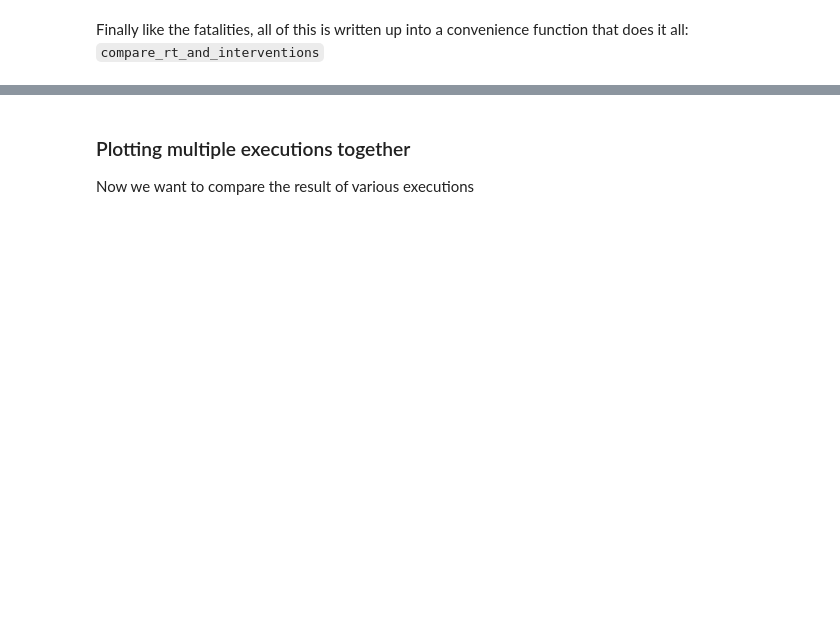
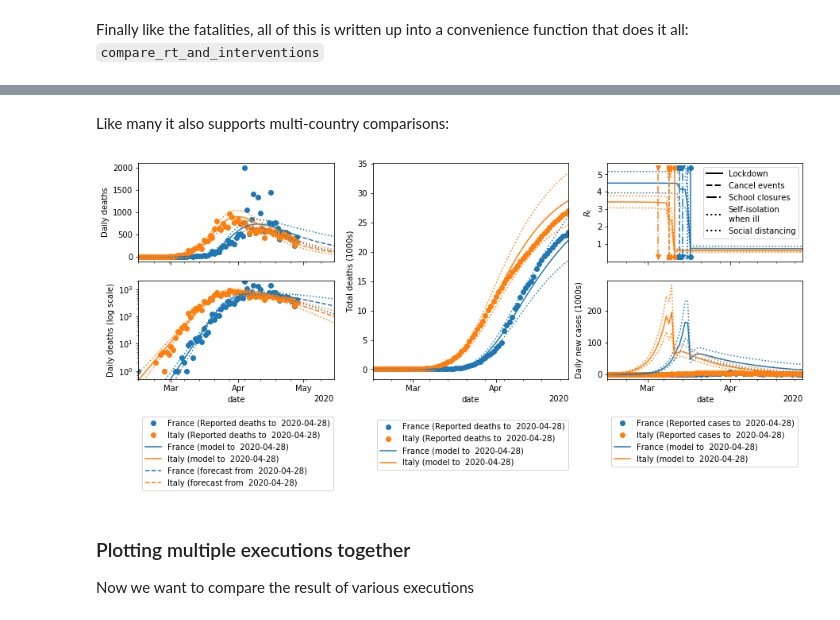
Before and after one commit to payoto/covid19model-fr-regions-results, a Jupyter notebook: data_example.ipynb, the cells around one changed output, grey strips where cells are left out. Drawn from its saved outputs; the diff is of its cells as text; code cells hidden in the pictures; blank space fills up the shorter version.

```diff
--- a/data_example.ipynb
+++ b/data_example.ipynb
@@ -400,3 +427,10 @@ Plotting Forecast R(t) for United_Kingdom (forecast to 2020-04-28)
+# %% [markdown]
+Like many it also supports multi-country comparisons:
+# %%
+axs = plot_zones_summary(["France", "Italy"], model.data)
+axis_date_limits(axs, min_date='2020-02-15', max_date='2020-05-15')  # This function supports lists of axes
+# %% [output]
+[figure, added]
 # %% [markdown]
 ### Plotting multiple executions together
 
```
Also changed, not shown: parts of 17 cells of this notebook, 3 other files.
